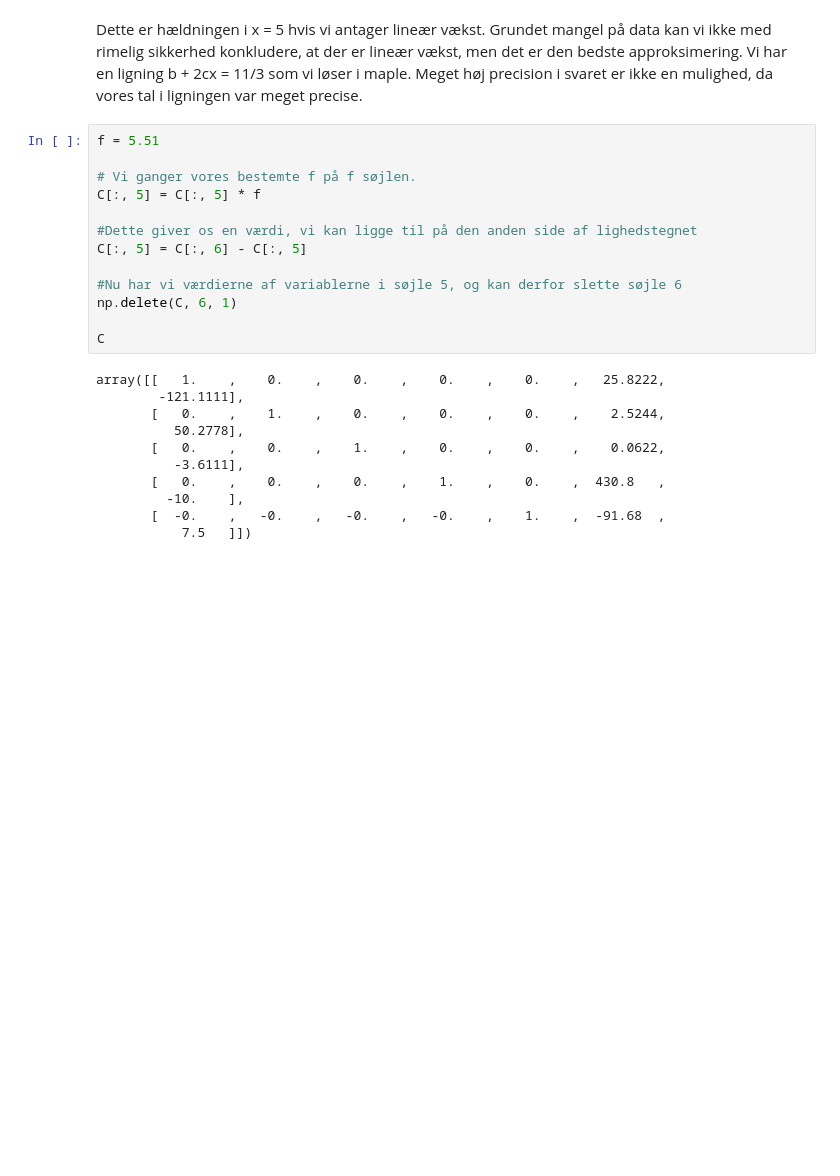
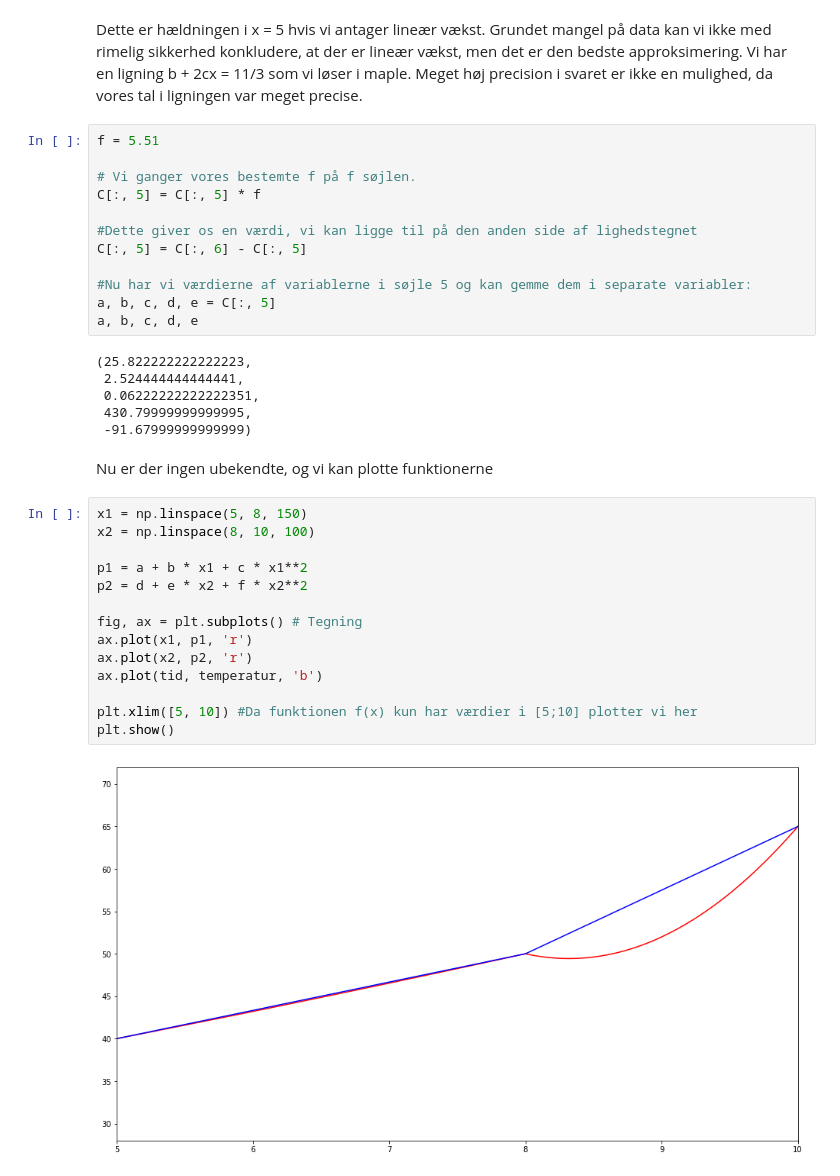
Before and after one commit to TKEglin/Aflevering-3, a Jupyter notebook: Afleveringsopgave-3.ipynb, the cells around one changed output. Drawn from its saved outputs; the diff is of its cells as text; blank space fills up the shorter version.

```diff
--- a/Afleveringsopgave-3.ipynb
+++ b/Afleveringsopgave-3.ipynb
@@ -188,18 +188,30 @@ C[:, 5] = C[:, 5] * f
 #Dette giver os en værdi, vi kan ligge til på den anden side af lighedstegnet
 C[:, 5] = C[:, 6] - C[:, 5]
 
-#Nu har vi værdierne af variablerne i søjle 5, og kan derfor slette søjle 6
-np.delete(C, 6, 1)
-
-C
+#Nu har vi værdierne af variablerne i søjle 5 og kan gemme dem i separate variabler:
+a, b, c, d, e = C[:, 5]
+a, b, c, d, e
 # %% [output]
-array([[   1.    ,    0.    ,    0.    ,    0.    ,    0.    ,   25.8222,
-        -121.1111],
-       [   0.    ,    1.    ,    0.    ,    0.    ,    0.    ,    2.5244,
-          50.2778],
-       [   0.    ,    0.    ,    1.    ,    0.    ,    0.    ,    0.0622,
-          -3.6111],
-       [   0.    ,    0.    ,    0.    ,    1.    ,    0.    ,  430.8   ,
-         -10.    ],
-       [  -0.    ,   -0.    ,   -0.    ,   -0.    ,    1.    ,  -91.68  ,
-           7.5   ]])
+(25.822222222222223,
+ 2.524444444444441,
+ 0.06222222222222351,
+ 430.79999999999995,
+ -91.67999999999999)
+# %% [markdown]
+Nu er der ingen ubekendte, og vi kan plotte funktionerne
+# %%
+x1 = np.linspace(5, 8, 150)
+x2 = np.linspace(8, 10, 100)
+
+p1 = a + b * x1 + c * x1**2
+p2 = d + e * x2 + f * x2**2
+
+fig, ax = plt.subplots() # Tegning
+ax.plot(x1, p1, 'r')
+ax.plot(x2, p2, 'r')
+ax.plot(tid, temperatur, 'b')
+
+plt.xlim([5, 10]) #Da funktionen f(x) kun har værdier i [5;10] plotter vi her
+plt.show()
+# %% [output]
+[figure, added]
```
Also changed, not shown: parts of 8 cells of this notebook.
